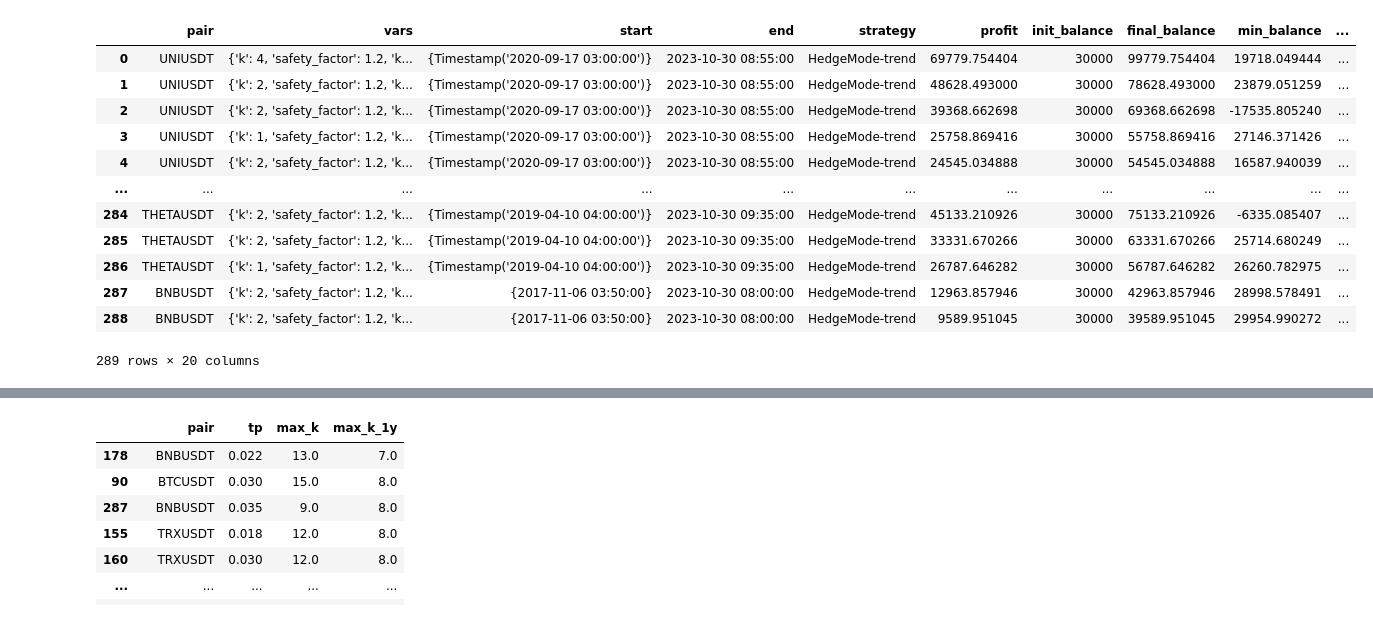
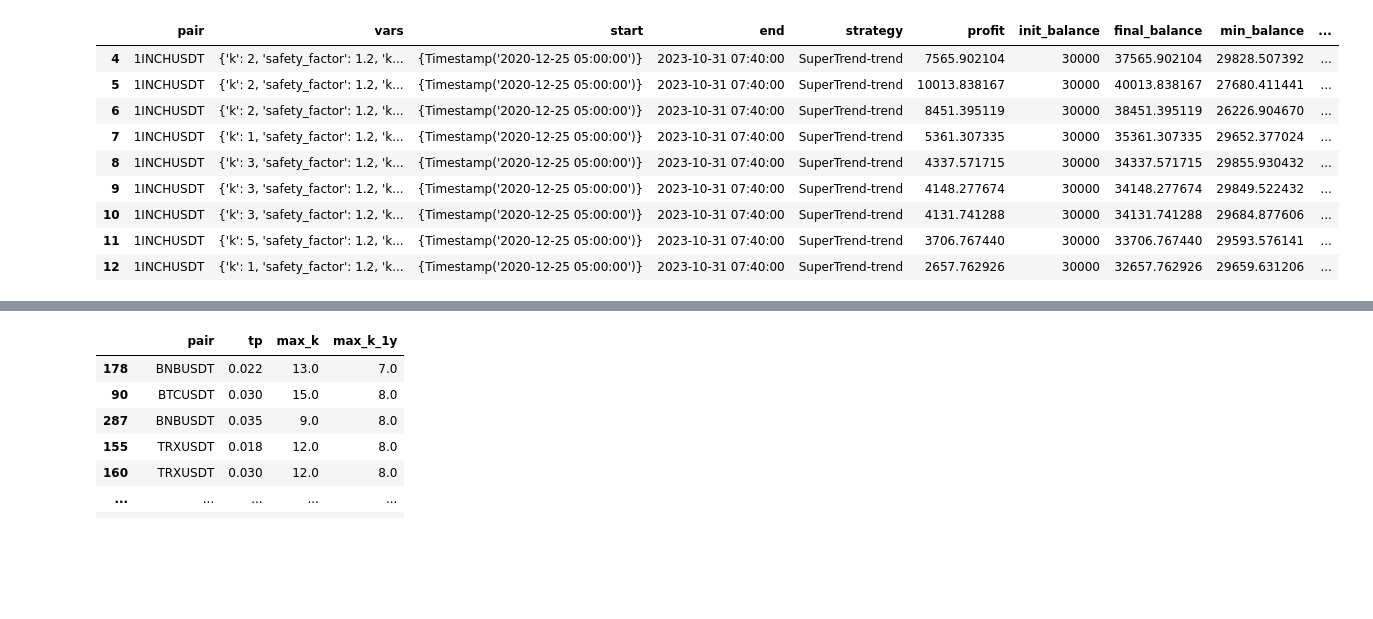
Before and after one commit to mahmood19227/backtests, a Jupyter notebook: backtests.ipynb, the cells around one changed output, grey strips where cells are left out. Cells and saved outputs as stored; diff of their text form; code cells hidden in the pictures; blank space fills up the shorter version.

Commit message:
update super trend

```diff
--- a/backtests.ipynb
+++ b/backtests.ipynb
@@ -237,22 +112,18 @@ THETA/USDT:USDT added to pairs
 # %%
-results = results.drop(columns=['short_k_distribution_1y','long_k_distribution_1y'])
-# results = results.reset_index()
-# results = results.drop(columns=['level_0','index'])
-results
+import pandas as pd
+results = pd.read_csv("results/100pairs-supertrend.csv")
+results[results['pair']=='1INCHUSDT'].sort_values('pair')
 # %% [output]
 |  | pair | vars | start | end | strategy | profit | init_balance | final_balance | min_balance | ... |
-| 0 | UNIUSDT | {'k': 4, 'safety_factor': 1.2, 'k... | {Timestamp('2020-09-17 03:00:00')} | 2023-10-30 08:55:00 | HedgeMode-trend | 69779.754404 | 30000 | 99779.754404 | 19718.049444 | ... |
-| 1 | UNIUSDT | {'k': 2, 'safety_factor': 1.2, 'k... | {Timestamp('2020-09-17 03:00:00')} | 2023-10-30 08:55:00 | HedgeMode-trend | 48628.493000 | 30000 | 78628.493000 | 23879.051259 | ... |
-| 2 | UNIUSDT | {'k': 2, 'safety_factor': 1.2, 'k... | {Timestamp('2020-09-17 03:00:00')} | 2023-10-30 08:55:00 | HedgeMode-trend | 39368.662698 | 30000 | 69368.662698 | -17535.805240 | ... |
-| 3 | UNIUSDT | {'k': 1, 'safety_factor': 1.2, 'k... | {Timestamp('2020-09-17 03:00:00')} | 2023-10-30 08:55:00 | HedgeMode-trend | 25758.869416 | 30000 | 55758.869416 | 27146.371426 | ... |
-| 4 | UNIUSDT | {'k': 2, 'safety_factor': 1.2, 'k... | {Timestamp('2020-09-17 03:00:00')} | 2023-10-30 08:55:00 | HedgeMode-trend | 24545.034888 | 30000 | 54545.034888 | 16587.940039 | ... |
-| ... | ... | ... | ... | ... | ... | ... | ... | ... | ... | ... |
-| 284 | THETAUSDT | {'k': 2, 'safety_factor': 1.2, 'k... | {Timestamp('2019-04-10 04:00:00')} | 2023-10-30 09:35:00 | HedgeMode-trend | 45133.210926 | 30000 | 75133.210926 | -6335.085407 | ... |
-| 285 | THETAUSDT | {'k': 2, 'safety_factor': 1.2, 'k... | {Timestamp('2019-04-10 04:00:00')} | 2023-10-30 09:35:00 | HedgeMode-trend | 33331.670266 | 30000 | 63331.670266 | 25714.680249 | ... |
-| 286 | THETAUSDT | {'k': 1, 'safety_factor': 1.2, 'k... | {Timestamp('2019-04-10 04:00:00')} | 2023-10-30 09:35:00 | HedgeMode-trend | 26787.646282 | 30000 | 56787.646282 | 26260.782975 | ... |
-| 287 | BNBUSDT | {'k': 2, 'safety_factor': 1.2, 'k... | {2017-11-06 03:50:00} | 2023-10-30 08:00:00 | HedgeMode-trend | 12963.857946 | 30000 | 42963.857946 | 28998.578491 | ... |
-| 288 | BNBUSDT | {'k': 2, 'safety_factor': 1.2, 'k... | {2017-11-06 03:50:00} | 2023-10-30 08:00:00 | HedgeMode-trend | 9589.951045 | 30000 | 39589.951045 | 29954.990272 | ... |
+| 4 | 1INCHUSDT | {'k': 2, 'safety_factor': 1.2, 'k... | {Timestamp('2020-12-25 05:00:00')} | 2023-10-31 07:40:00 | SuperTrend-trend | 7565.902104 | 30000 | 37565.902104 | 29828.507392 | ... |
+| 5 | 1INCHUSDT | {'k': 2, 'safety_factor': 1.2, 'k... | {Timestamp('2020-12-25 05:00:00')} | 2023-10-31 07:40:00 | SuperTrend-trend | 10013.838167 | 30000 | 40013.838167 | 27680.411441 | ... |
+| 6 | 1INCHUSDT | {'k': 2, 'safety_factor': 1.2, 'k... | {Timestamp('2020-12-25 05:00:00')} | 2023-10-31 07:40:00 | SuperTrend-trend | 8451.395119 | 30000 | 38451.395119 | 26226.904670 | ... |
+| 7 | 1INCHUSDT | {'k': 1, 'safety_factor': 1.2, 'k... | {Timestamp('2020-12-25 05:00:00')} | 2023-10-31 07:40:00 | SuperTrend-trend | 5361.307335 | 30000 | 35361.307335 | 29652.377024 | ... |
+| 8 | 1INCHUSDT | {'k': 3, 'safety_factor': 1.2, 'k... | {Timestamp('2020-12-25 05:00:00')} | 2023-10-31 07:40:00 | SuperTrend-trend | 4337.571715 | 30000 | 34337.571715 | 29855.930432 | ... |
+| 9 | 1INCHUSDT | {'k': 3, 'safety_factor': 1.2, 'k... | {Timestamp('2020-12-25 05:00:00')} | 2023-10-31 07:40:00 | SuperTrend-trend | 4148.277674 | 30000 | 34148.277674 | 29849.522432 | ... |
+| 10 | 1INCHUSDT | {'k': 3, 'safety_factor': 1.2, 'k... | {Timestamp('2020-12-25 05:00:00')} | 2023-10-31 07:40:00 | SuperTrend-trend | 4131.741288 | 30000 | 34131.741288 | 29684.877606 | ... |
+| 11 | 1INCHUSDT | {'k': 5, 'safety_factor': 1.2, 'k... | {Timestamp('2020-12-25 05:00:00')} | 2023-10-31 07:40:00 | SuperTrend-trend | 3706.767440 | 30000 | 33706.767440 | 29593.576141 | ... |
+| 12 | 1INCHUSDT | {'k': 1, 'safety_factor': 1.2, 'k... | {Timestamp('2020-12-25 05:00:00')} | 2023-10-31 07:40:00 | SuperTrend-trend | 2657.762926 | 30000 | 32657.762926 | 29659.631206 | ... |
-289 rows × 20 columns
 # %%
 for i,r in results.iterrows():
     filename = f'../wlogs/backtests/2023-11-5-{r["pair"][:3]}-HedgeMode-trend-(sl={r["tp"]:.3f}).csv'
```
Also changed, not shown: parts of 3 cells of this notebook, 3 other files.
